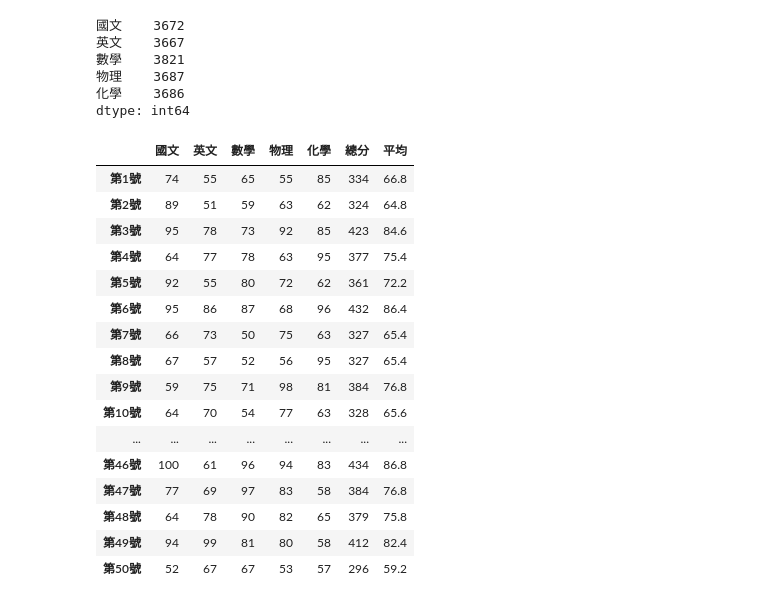
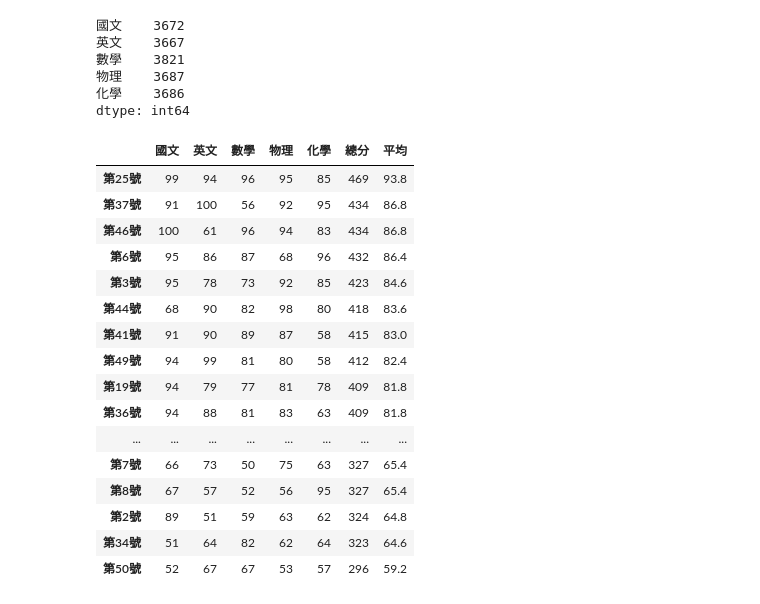
Before and after one commit to Cobratan/_Python-AI_, a Jupyter notebook: lesson11.ipynb, the cells around one changed output. Cells and saved outputs as stored; diff of their text form; code cells hidden in the pictures.

```diff
--- a/lesson11.ipynb
+++ b/lesson11.ipynb
@@ -148,25 +148,26 @@ dtype: int64
 # %%
 student_sum = df1.sum(axis=1)
 student_mean = df1.mean(axis=1)
 df2 = pd.DataFrame(data=df1)
 df2['總分'] = student_sum
 df2['平均'] = student_mean
-df2
+df3 = df2.sort_values(by='總分',ascending=False)
+df3
 # %% [output]
 |  | 國文 | 英文 | 數學 | 物理 | 化學 | 總分 | 平均 |
-| 第1號 | 74 | 55 | 65 | 55 | 85 | 334 | 66.8 |
-| 第2號 | 89 | 51 | 59 | 63 | 62 | 324 | 64.8 |
+| 第25號 | 99 | 94 | 96 | 95 | 85 | 469 | 93.8 |
+| 第37號 | 91 | 100 | 56 | 92 | 95 | 434 | 86.8 |
+| 第46號 | 100 | 61 | 96 | 94 | 83 | 434 | 86.8 |
+| 第6號 | 95 | 86 | 87 | 68 | 96 | 432 | 86.4 |
 | 第3號 | 95 | 78 | 73 | 92 | 85 | 423 | 84.6 |
-| 第4號 | 64 | 77 | 78 | 63 | 95 | 377 | 75.4 |
-| 第5號 | 92 | 55 | 80 | 72 | 62 | 361 | 72.2 |
-| 第6號 | 95 | 86 | 87 | 68 | 96 | 432 | 86.4 |
+| 第44號 | 68 | 90 | 82 | 98 | 80 | 418 | 83.6 |
+| 第41號 | 91 | 90 | 89 | 87 | 58 | 415 | 83.0 |
+| 第49號 | 94 | 99 | 81 | 80 | 58 | 412 | 82.4 |
+| 第19號 | 94 | 79 | 77 | 81 | 78 | 409 | 81.8 |
+| 第36號 | 94 | 88 | 81 | 83 | 63 | 409 | 81.8 |
+| ... | ... | ... | ... | ... | ... | ... | ... |
 | 第7號 | 66 | 73 | 50 | 75 | 63 | 327 | 65.4 |
 | 第8號 | 67 | 57 | 52 | 56 | 95 | 327 | 65.4 |
-| 第9號 | 59 | 75 | 71 | 98 | 81 | 384 | 76.8 |
-| 第10號 | 64 | 70 | 54 | 77 | 63 | 328 | 65.6 |
-| ... | ... | ... | ... | ... | ... | ... | ... |
-| 第46號 | 100 | 61 | 96 | 94 | 83 | 434 | 86.8 |
-| 第47號 | 77 | 69 | 97 | 83 | 58 | 384 | 76.8 |
-| 第48號 | 64 | 78 | 90 | 82 | 65 | 379 | 75.8 |
-| 第49號 | 94 | 99 | 81 | 80 | 58 | 412 | 82.4 |
+| 第2號 | 89 | 51 | 59 | 63 | 62 | 324 | 64.8 |
+| 第34號 | 51 | 64 | 82 | 62 | 64 | 323 | 64.6 |
 | 第50號 | 52 | 67 | 67 | 53 | 57 | 296 | 59.2 |
```
Also changed, not shown: parts of 4 cells of this notebook.
